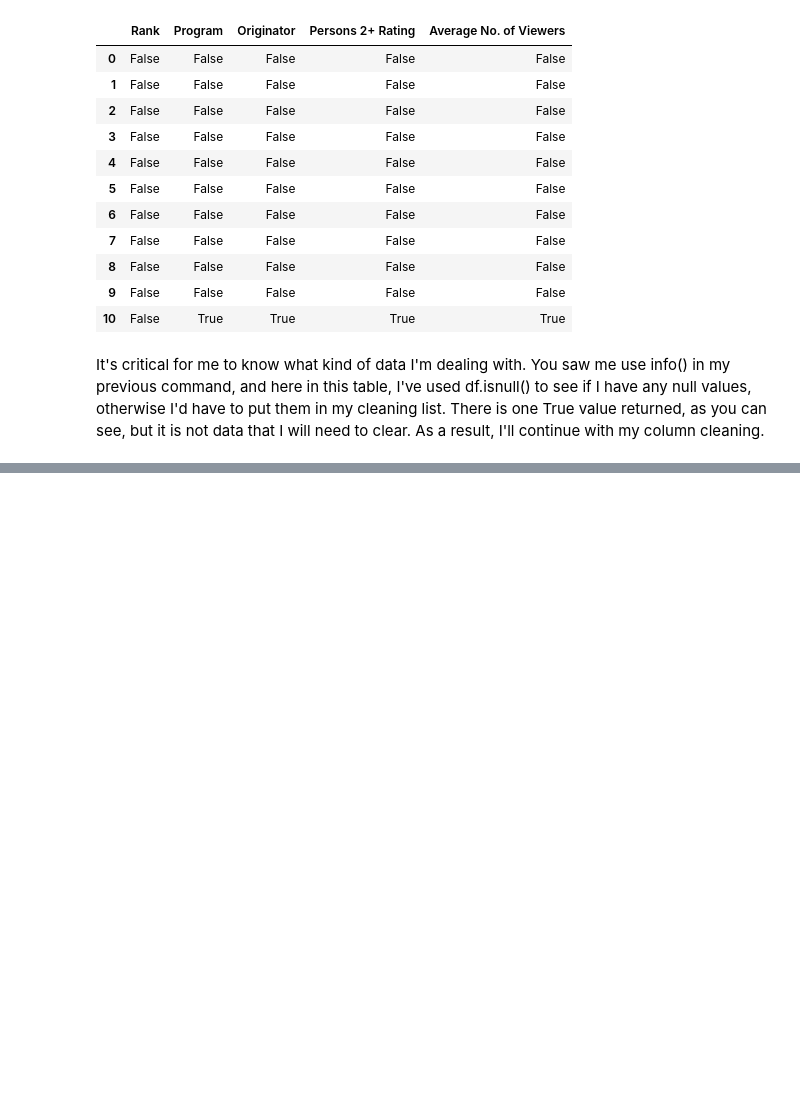
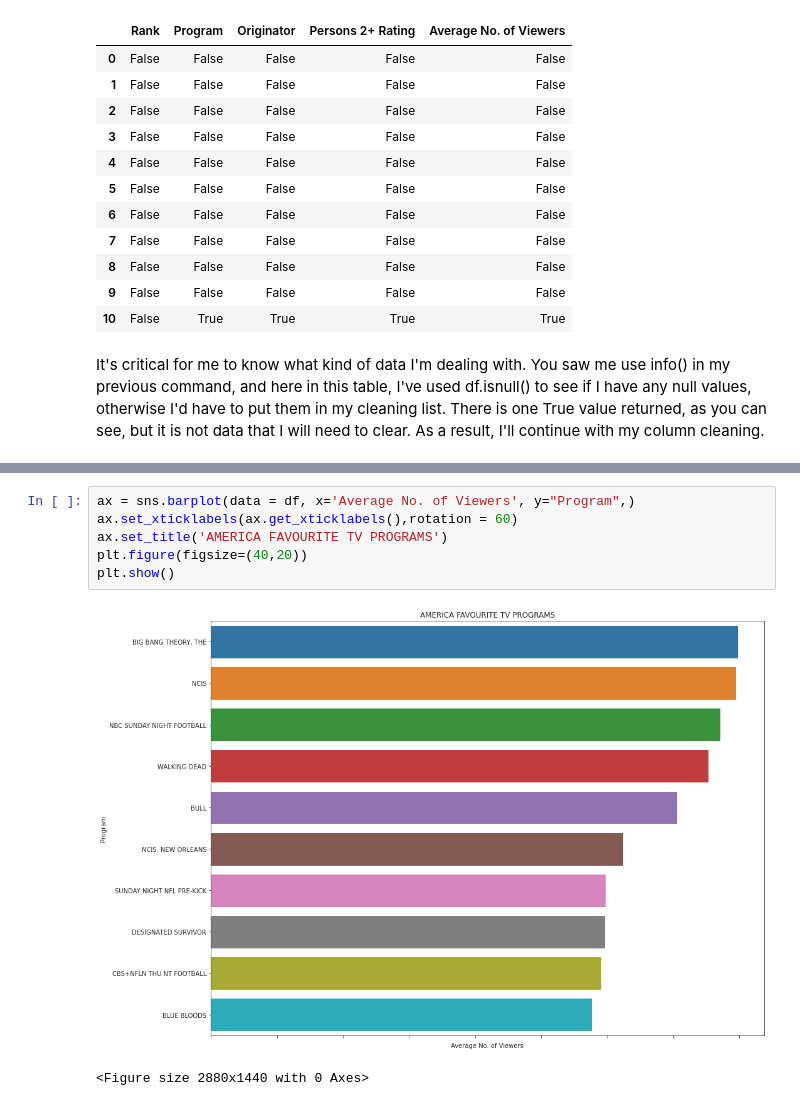
Before and after one commit to SagarSitaula1/Data-Visual, a Jupyter notebook: Master.ipynb, the cells around one changed output, grey strips where cells are left out. Saved outputs shown, nothing was run; the diff lists cells and outputs as text; blank space fills up the shorter version.

```diff
--- a/Master.ipynb
+++ b/Master.ipynb
@@ -99,0 +100,9 @@ plt.show()
+# %%
+ax = sns.barplot(data = df, x='Average No. of Viewers', y="Program",)
+ax.set_xticklabels(ax.get_xticklabels(),rotation = 60)
+ax.set_title('AMERICA FAVOURITE TV PROGRAMS')
+plt.figure(figsize=(40,20))
+plt.show()
+# %% [output]
+[figure, added]
+<Figure size 2880x1440 with 0 Axes>
```
Also changed, not shown: parts of 3 cells of this notebook.
